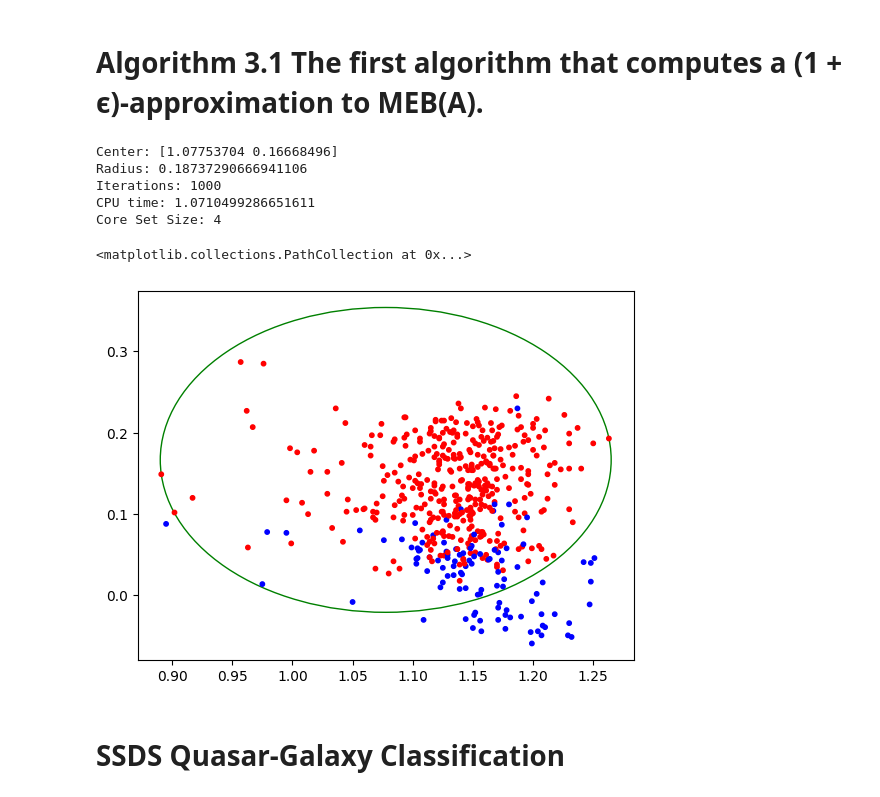
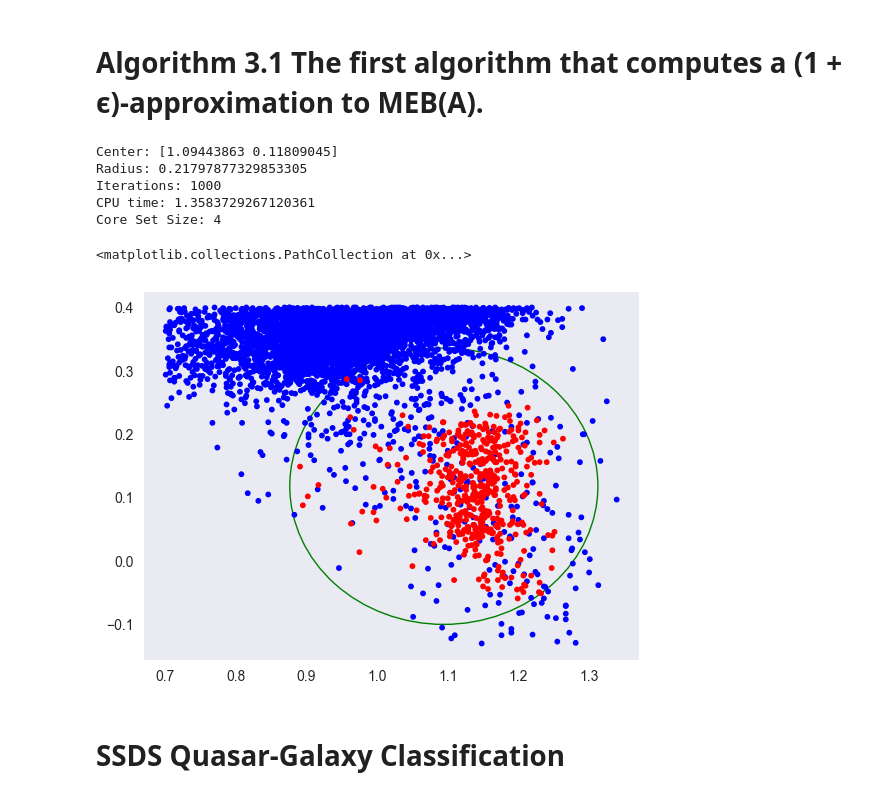
Before and after one commit to joanorePD/Astronomical_Anomaly_Detection_with_MEB, a Jupyter notebook: meb.ipynb, the cells around one changed output. Drawn from its saved outputs; the diff is of its cells as text; code cells hidden in the pictures.

Commit message:
added correct rr lyrae

```diff
--- a/meb.ipynb
+++ b/meb.ipynb
@@ -90,0 +57,18 @@ plt.scatter(df['u-g'], df['g-r'], c=np.where(df['Type'] == b'ab', 'r', 'b'))
+# %%
+from astroML.datasets import fetch_rrlyrae_combined
+
+X, y = fetch_rrlyrae_combined()
+
+X = X[-5000:]
+y = y[-5000:]
+
+stars = (y == 0)
+rrlyrae = (y == 1)
+
+# Create a DataFrame from the array X
+df = pd.DataFrame(X[:,0:2], columns=['u-g', 'g-r'])
+
+# Add the array y as a new column to the DataFrame
+df['type'] = np.where(y==0, 'stars', 'RR-Lyrae')
+
+display(df.head())
@@ -159,26 +169,26 @@ def frank_wolfe_alg_MEB(epsilon, A):
 
     return c, np.sqrt((1 + delta) * mu), k, chi, timer
 # %%
-A = df[df['Type'] == b'ab'][['u-g', 'g-r']].values
+A = df[df['type'] == 'RR-Lyrae'][['u-g', 'g-r']].values
 
 c, r, k, chi, timer = frank_wolfe_alg_MEB(0.0001, A)
 
 circle = plt.Circle(tuple(c), r, color='g', fill=False)
 
 ax = plt.gca()
 ax.cla()
 
 ax.add_patch(circle)
 
-plt.scatter(df['u-g'], df['g-r'], c=np.where(df['Type'] == b'ab', 'r', 'b'), s=10)
+plt.scatter(df['u-g'], df['g-r'], c=np.where(df['type'] == 'RR-Lyrae', 'r', 'b'), s=10)
 # %% [output]
-Center: [1.07753704 0.16668496]
-Radius: 0.18737290666941106
+Center: [1.09443863 0.11809045]
+Radius: 0.21797877329853305
 Iterations: 1000
-CPU time: 1.0710499286651611
+CPU time: 1.3583729267120361
 Core Set Size: 4
 <matplotlib.collections.PathCollection at 0x...>
-[figure, old version]
+[figure, new version]
 # %% [markdown]
 # SSDS Quasar-Galaxy Classification
 # %%
```
Also changed, not shown: parts of 5 cells of this notebook.
